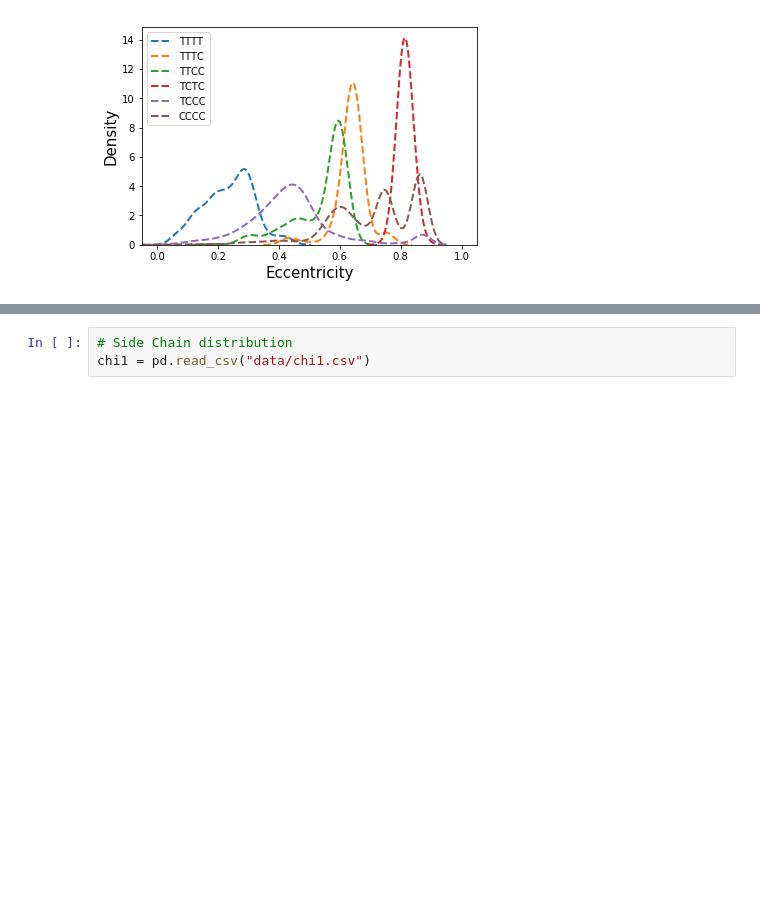
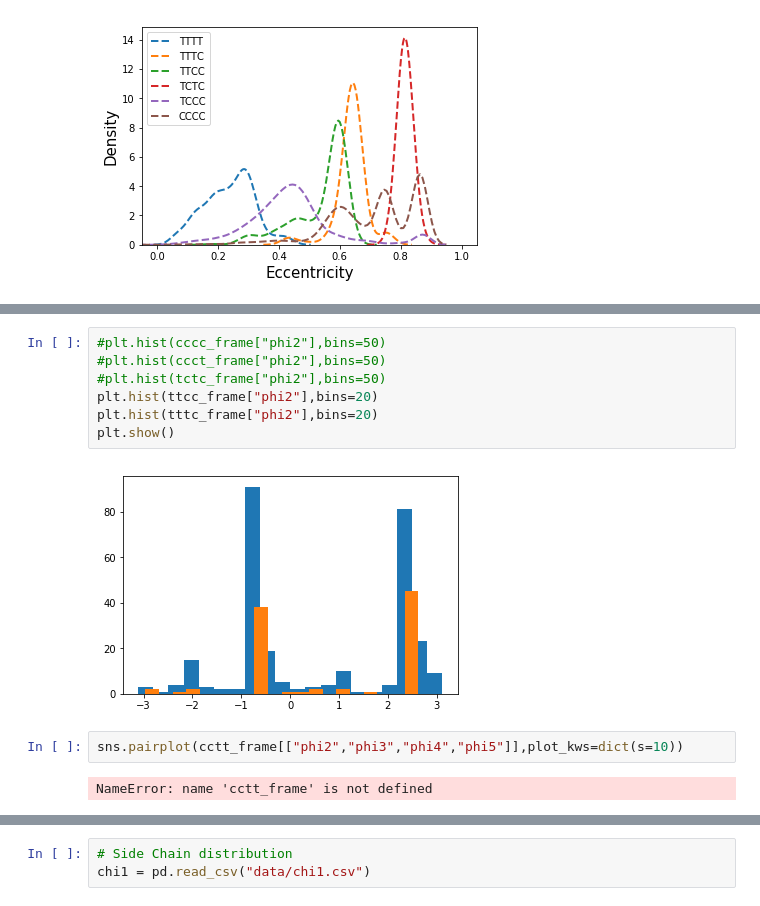
Before and after one commit to lucianlschan/RING, a Jupyter notebook: CTPs Analysis.ipynb, the cells around one changed output, grey strips where cells are left out. Drawn from its saved outputs; the diff is of its cells as text; blank space fills up the shorter version.

```diff
--- a/CTPs Analysis.ipynb
+++ b/CTPs Analysis.ipynb
@@ -92,0 +123,13 @@ plt.show()
+# %%
+#plt.hist(cccc_frame["phi2"],bins=50)
+#plt.hist(ccct_frame["phi2"],bins=50)
+#plt.hist(tctc_frame["phi2"],bins=50)
+plt.hist(ttcc_frame["phi2"],bins=20)
+plt.hist(tttc_frame["phi2"],bins=20)
+plt.show()
+# %% [output]
+[figure, added]
+# %%
+sns.pairplot(cctt_frame[["phi2","phi3","phi4","phi5"]],plot_kws=dict(s=10))
+# %% [output]
+NameError: name 'cctt_frame' is not defined
```
Also changed, not shown: parts of 16 cells of this notebook.
